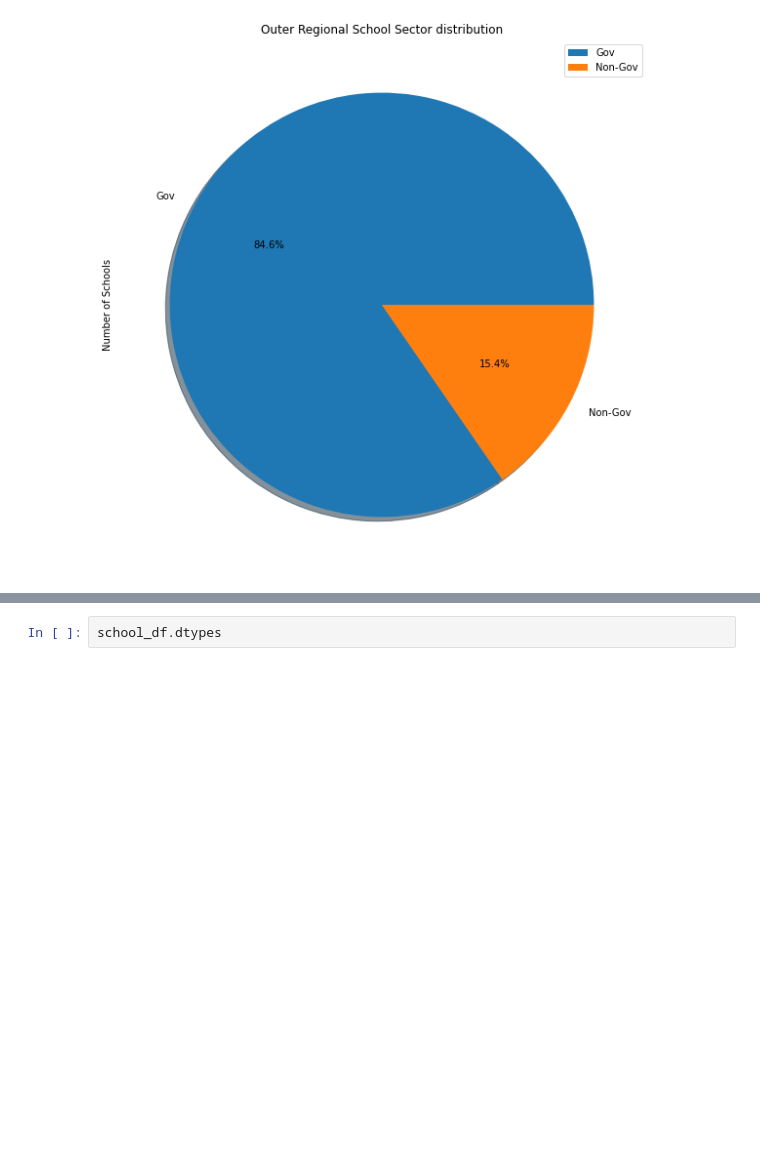
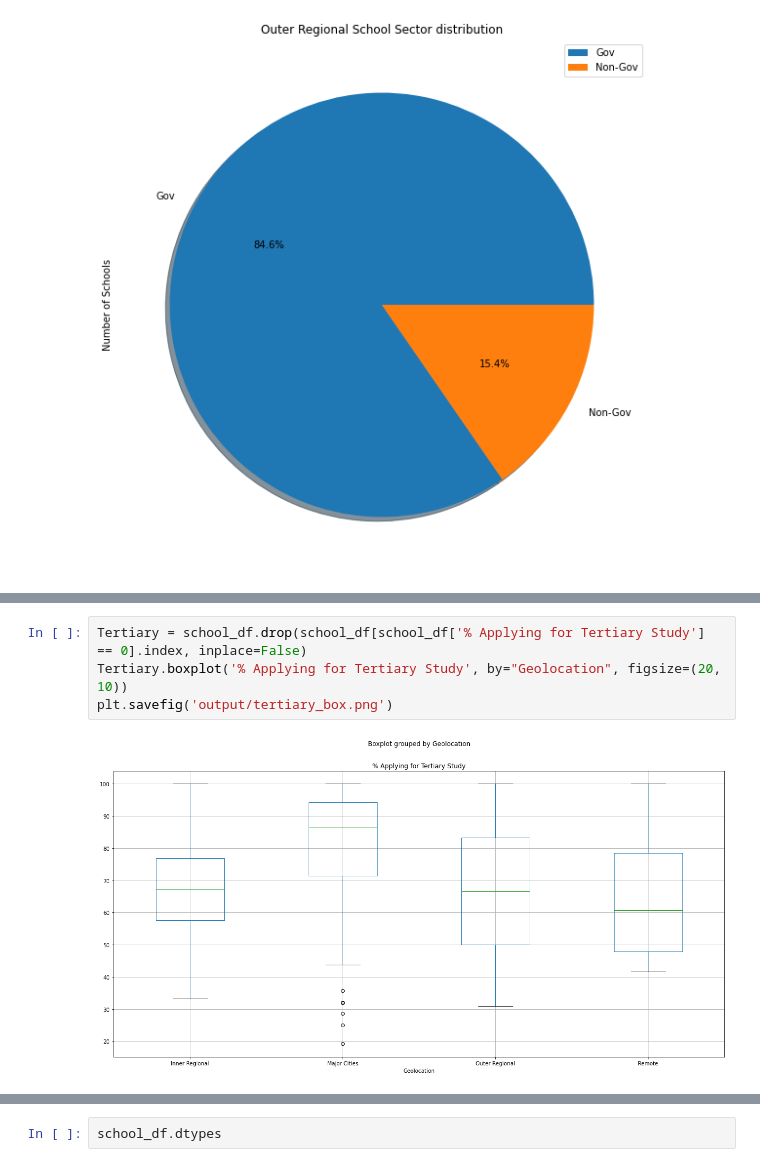
Before and after one commit to joshmartin33/project-one, a Jupyter notebook: analysis.ipynb, the cells around one changed output, grey strips where cells are left out. Saved outputs shown, nothing was run; the diff lists cells and outputs as text; blank space fills up the shorter version.

```diff
--- a/analysis.ipynb
+++ b/analysis.ipynb
@@ -215,0 +227,6 @@ mean_vce_score.boxplot("Median VCE Score", by="Geolocation", figsize=(20, 10))
+# %%
+Tertiary = school_df.drop(school_df[school_df['% Applying for Tertiary Study'] == 0].index, inplace=False)
+Tertiary.boxplot('% Applying for Tertiary Study', by="Geolocation", figsize=(20, 10))
+plt.savefig('output/tertiary_box.png')
+# %% [output]
+[figure, added]
```
Also changed, not shown: parts of 4 cells of this notebook, 4 other files.
